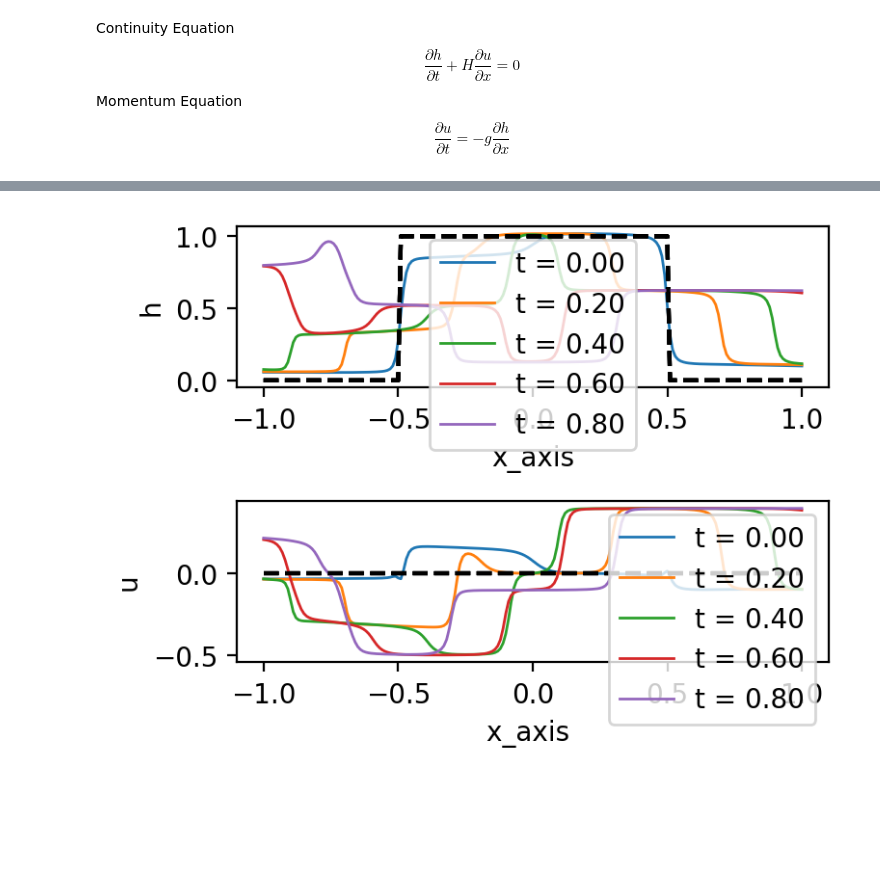
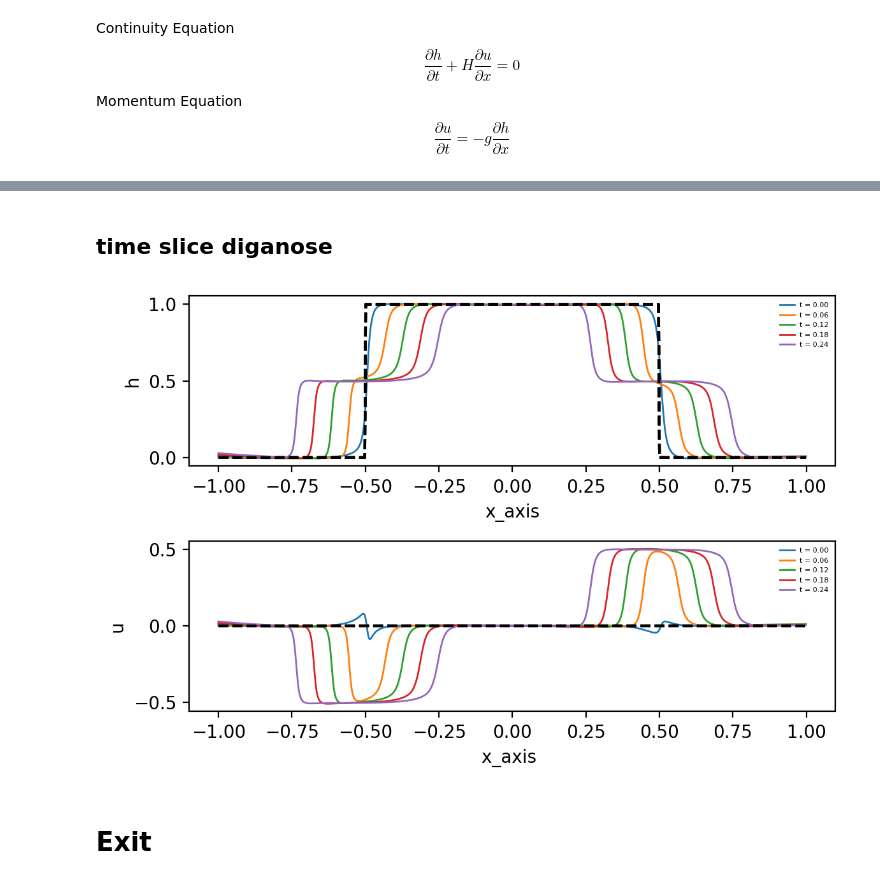
Before and after one commit to ChenggongWang/PINN_pytorch, a Jupyter notebook: shallow_water_1d.ipynb, the cells around one changed output, grey strips where cells are left out. Cells and saved outputs as stored; diff of their text form; code cells hidden in the pictures; blank space fills up the shorter version.

```diff
--- a/shallow_water_1d.ipynb
+++ b/shallow_water_1d.ipynb
@@ -204,7 +191,8 @@ def x_trace_back(x_axis,x,t):
 # %%
 # %%time
+t_end = 2
 # set regular grid
-t_axis = np.arange(0,1,0.005,dtype='float32')    # time
+t_axis = np.arange(0,t_end,0.005,dtype='float32')    # time
 x_axis = np.arange(-1,1+1e-3,0.01,dtype='float32')   # space
 
 # def IC_func(x): # set IC
@@ -216,3 +204,4 @@ def IC_func(x):
     return np.concatenate([IC_h[:,None], np.zeros_like(x[:,None])],axis=1)
 
 adv_1d_solver = PINN(t_axis=t_axis, x_axis=x_axis,IC_func=IC_func, g=1, H=1)
+loss = []
@@ -219,14 +210,14 @@ adv_1d_solver = PINN(t_axis=t_axis, x_axis=x_axis,IC_func=IC_func, g=1, H=1)
 # %%
-# %%time
+%%time
 N_save_num = 20 # how many times of output
-N_epoh_batch = 50
-N_epoch = N_save_num*N_epoh_batch
+N_epoch_batch = 100
+N_epoch = N_save_num*N_epoch_batch
 predict_iterms = np.zeros((N_save_num,t_axis.size,x_axis.size,2),dtype='float32')
-loss = []
+
 for i in range(N_epoch):
     # train and get loss: iter_nums per epoch
     adv_1d_solver.train(col_poi_batch_size=int(t_axis.size*x_axis.size/5))
-    if i%N_epoh_batch == 0:
+    if i%N_epoch_batch == 0:
         loss_tmp = adv_1d_solver.current_loss()
         loss.append(loss_tmp)
         print(f'Epoch {i:5d} '
@@ -236,5 +227,5 @@ for i in range(N_epoch):
              +f'| IC loss: {loss_tmp[3]:7.5f} ')
         # predict and save output of NN_model
         output = adv_1d_solver.predict()
-        predict_iterms[int(i/N_epoh_batch),:,:,:] = output.to('cpu').reshape((t_axis.size,x_axis.size,2))
+        predict_iterms[int(i/N_epoch_batch),:,:,:] = output.to('cpu').reshape((t_axis.size,x_axis.size,2))
 # %% [output]
@@ -309,7 +319,7 @@ cbar = fig.colorbar(cb, cax=cbar_ax,orientation='vertical')
 # %%
-# high resolution output
 # regular grid
-t_hr = np.arange(0,1,0.01,dtype='float32')    # time
-x_hr = np.arange(-1,1+1e-3,1e-2,dtype='float32')   # space
+t_hr = np.arange(0,t_end,0.003,dtype='float32')    # time
+x_hr = np.arange(-1,1+1e-3,3e-3,dtype='float32')   # space
 t_hr_nor,x_hr_nor = adv_1d_solver.coordination_normalization(t_hr,x_hr)
 hr_tx = adv_1d_solver.cartesian_coord_to_ij(t_hr_nor,x_hr_nor)
+output_hr = adv_1d_solver.predict(hr_tx).reshape((t_hr.size,x_hr.size,2)).to('cpu').numpy()
@@ -318,21 +334,25 @@ output = adv_1d_solver.predict(hr_tx).to('cpu').reshape((t_hr.size,x_hr.size,2))
+# %% [markdown]
+## time slice diganose
 # %%
-fig, axs = plt.subplots(nrows=2,ncols=1, figsize=(4,3),dpi=200)
+fig, axs = plt.subplots(nrows=2,ncols=1, figsize=(6,4),dpi=200)
 ax = axs[0]
 for t_i in np.arange(0,100,20):
-    p=ax.plot(x_hr,output[t_i,:,0],linewidth=1,label = f"t = {t_hr[t_i]:4.2f}")
+    p=ax.plot(x_hr,output_hr[t_i,:,0],linewidth=1,label = f"t = {t_hr[t_i]:4.2f}")
 #     x_tmp = x_trace_back(x_axis,x_hr,t_hr[t_i])
     ax.plot(x_hr,IC_func(x_hr)[:,0],'--',c='black')
-ax.legend()
+ax.legend(frameon=False, fontsize=4)
 ax.set_xlabel('x_axis')
 ax.set_ylabel('h')
 ax = axs[1]
 for t_i in np.arange(0,100,20):
-    p=ax.plot(x_hr,output[t_i,:,1],linewidth=1,label = f"t = {t_hr[t_i]:4.2f}")
+    p=ax.plot(x_hr,output_hr[t_i,:,1],linewidth=1,label = f"t = {t_hr[t_i]:4.2f}")
 #     x_tmp = x_trace_back(x_axis,x_hr,t_hr[t_i])
     ax.plot(x_hr,IC_func(x_hr)[:,1],'--',c='black')
-ax.legend()
+ax.legend(frameon=False, fontsize=4)
 ax.set_xlabel('x_axis ')
 ax.set_ylabel('u')
 fig.tight_layout()
 # %% [output]
-[figure, old version]
+[figure, new version]
+# %% [markdown]
+# Exit
```
Also changed, not shown: parts of 13 cells of this notebook.
